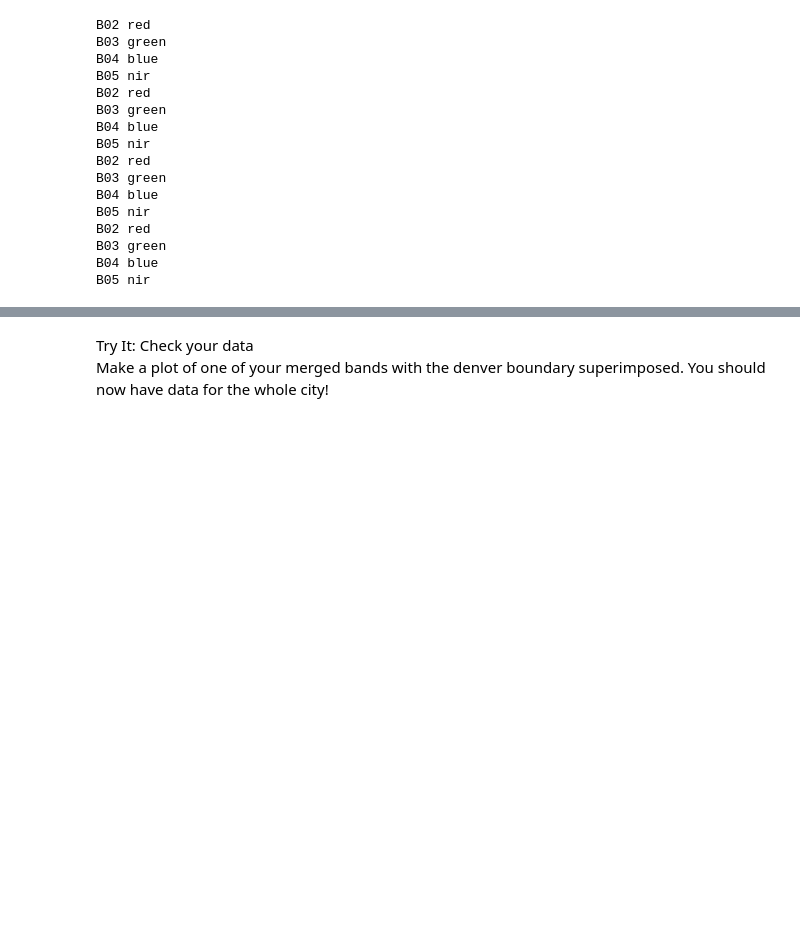
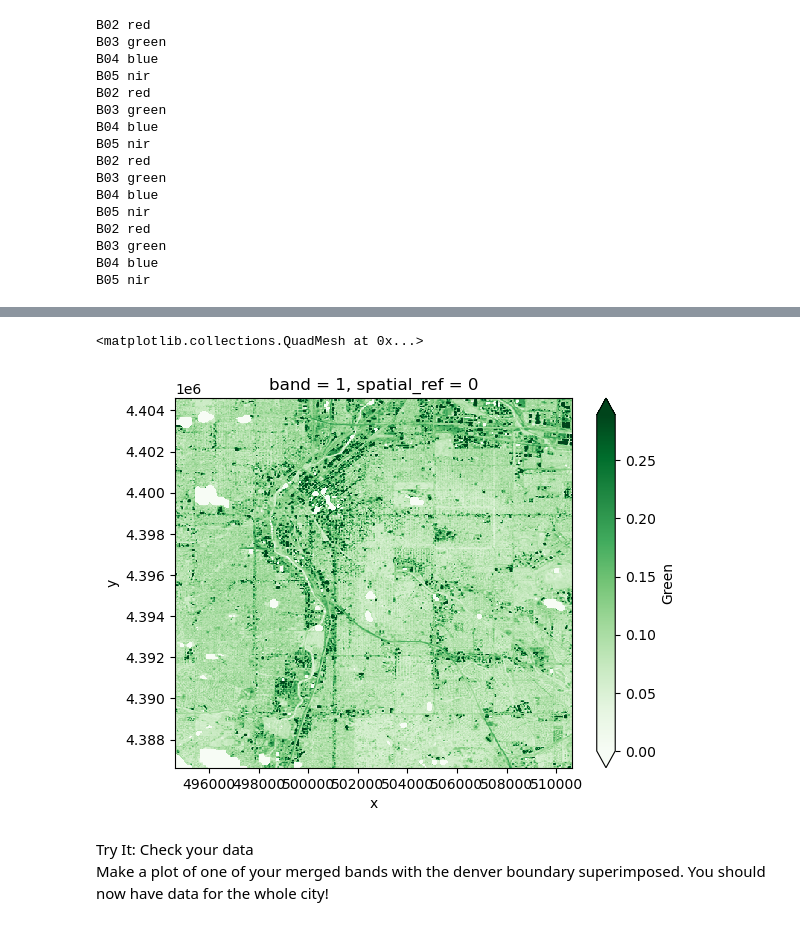
Before and after one commit to earthlab-education/fundamentals-04-redlining-gpb3037, a Jupyter notebook: notebooks/redlining-92-bulk-download.ipynb, the cells around one changed output, grey strips where cells are left out. Drawn from its saved outputs; the diff is of its cells as text; code cells hidden in the pictures; blank space fills up the shorter version.

```diff
--- a/notebooks/redlining-92-bulk-download.ipynb
+++ b/notebooks/redlining-92-bulk-download.ipynb
@@ -447,12 +447,15 @@ denver_das
 # %%
 
 # Merge all tiles
-denver_das = {
+denver_merged_das = {
     band_name: merge_arrays(das)
     for band_name, das
     in denver_das.items()}
 
-denver_das['green'].plot(cmap='Greens', robust=True)
+denver_merged_das['green'].plot(cmap='Greens', robust=True)
+# %% [output]
+<matplotlib.collections.QuadMesh at 0x...>
+[figure, added]
 # %% [markdown]
 <link rel="stylesheet" type="text/css" href="./assets/styles.css"><div class="callout callout-style-default callout-titled callout-task"><div class="callout-header"><div class="callout-icon-container"><i class="callout-icon"></i></div><div class="callout-title-container flex-fill">Try It: Check your data</div></div><div class="callout-body-container callout-body"><p>Make a plot of one of your merged bands with the denver boundary
 superimposed. You should now have data for the whole city!</p></div></div>
```
Also changed, not shown: parts of 1 cell of this notebook.
